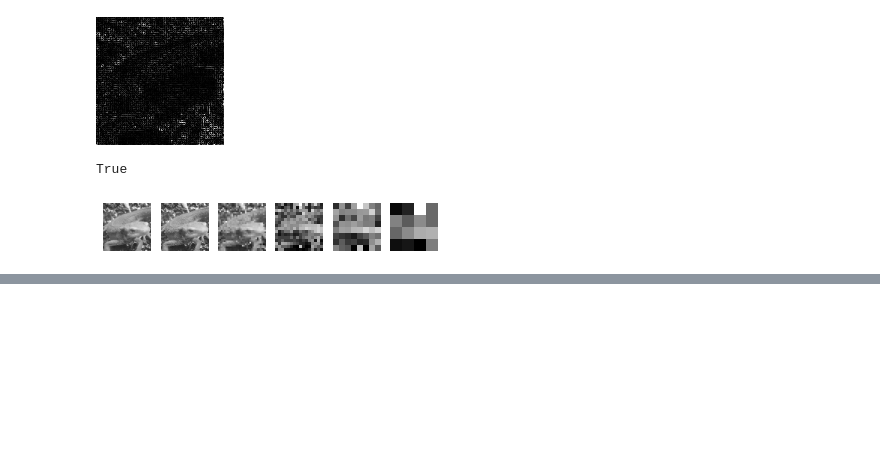
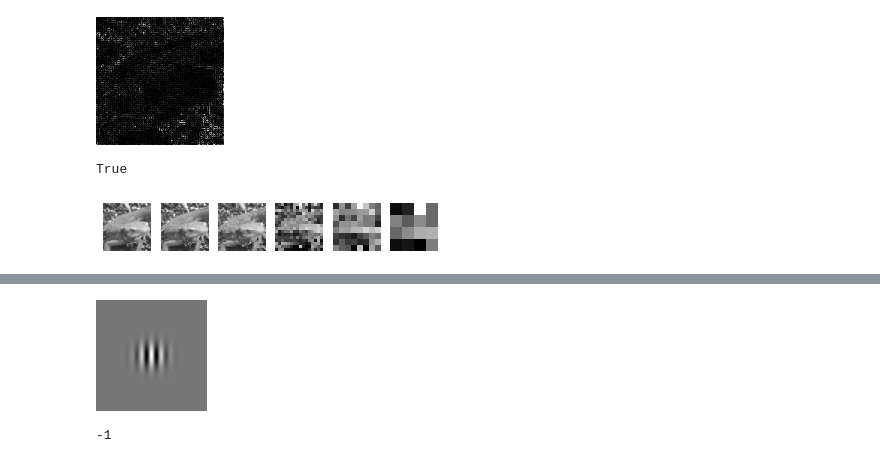
Before and after one commit to Koyac/Image100knocks1, a Jupyter notebook: Image100knocks3.ipynb, the cells around one changed output, grey strips where cells are left out. Saved outputs shown, nothing was run; the diff lists cells and outputs as text; code cells hidden in the pictures; blank space fills up the shorter version.

```diff
--- a/Image100knocks3.ipynb
+++ b/Image100knocks3.ipynb
@@ -2016,0 +2132,54 @@ plt.show()
+# %%
+import cv2
+import numpy as np
+import matplotlib.pyplot as plt
+
+# Gabor
+def Gabor_filter(K_size=111, Sigma=10, Gamma=1.2, Lambda=10, Psi=0, angle=0):
+	# get half size
+	d = K_size // 2
+
+	# prepare kernel
+	gabor = np.zeros((K_size, K_size), dtype=np.float32)
+
+	# each value
+	for y in range(K_size):
+		for x in range(K_size):
+			# distance from center
+			px = x - d
+			py = y - d
+
+			# degree -> radian
+			theta = angle / 180. * np.pi
+
+			# get kernel x
+			_x = np.cos(theta) * px + np.sin(theta) * py
+
+			# get kernel y
+			_y = -np.sin(theta) * px + np.cos(theta) * py
+
+			# fill kernel
+			gabor[y, x] = np.exp(-(_x**2 + Gamma**2 * _y**2) / (2 * Sigma**2)) * np.cos(2*np.pi*_x/Lambda + Psi)
+
+	# kernel normalization
+	gabor /= np.sum(np.abs(gabor))
+
+	return gabor
+
+
+# get gabor kernel
+gabor = Gabor_filter(K_size=111, Sigma=10, Gamma=1.2, Lambda=10, Psi=0, angle=0)
+
+# Visualize
+# normalize to [0, 255]
+out = gabor - np.min(gabor)
+out /= np.max(out)
+out *= 255
+
+out = out.astype(np.uint8)
+cv2.imwrite("out.jpg", out)
+cv2_imshow(out)
+cv2.waitKey(0)
+# %% [output]
+[figure, added]
+-1
```
Also changed, not shown: parts of 4 cells of this notebook.
